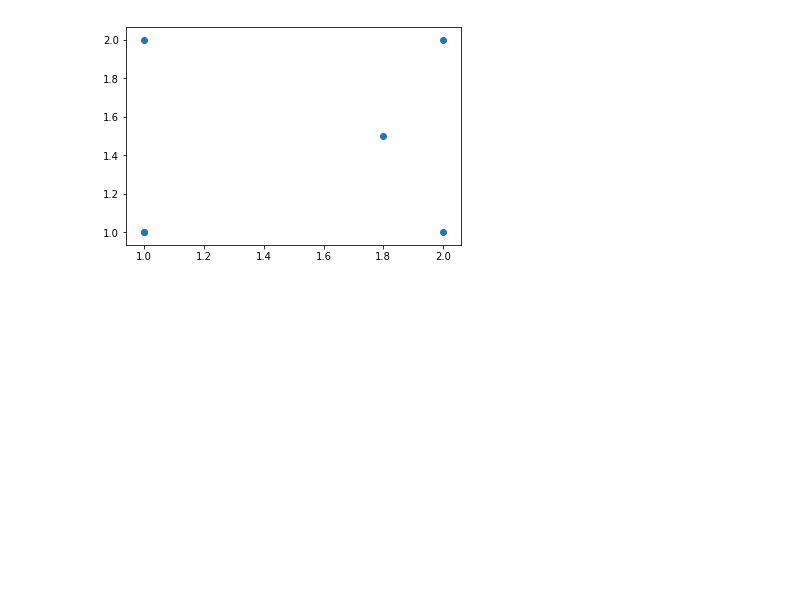
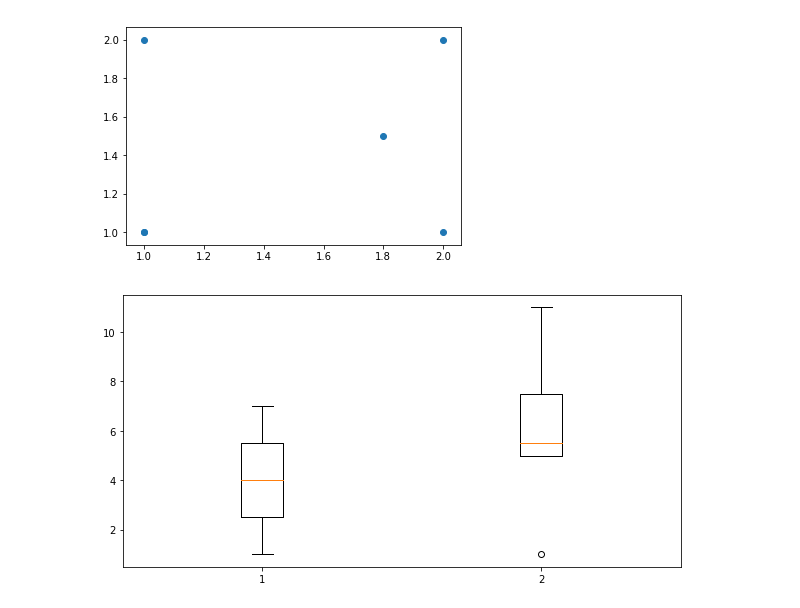
Before and after one commit to jtanderson/COSC-311-Fall2020, a Jupyter notebook: Plotting.ipynb, the cells around one changed output. Saved outputs shown, nothing was run; the diff lists cells and outputs as text; code cells hidden in the pictures; blank space fills up the shorter version.

```diff
--- a/Plotting.ipynb
+++ b/Plotting.ipynb
@@ -54,3 +54,13 @@ plt.scatter(
 # %% [output]
 <matplotlib.collections.PathCollection at 0x...>
 [figure]
+# %%
+a = [1,2,3,4,5,6,7]
+b = [1,5,8,6,11,5]
+
+
+plt.rcParams['figure.figsize'] = [10,5]
+plt.boxplot([a,b])
+pass
+# %% [output]
+[figure, added]
```
Also changed, not shown: parts of 2 cells of this notebook.
